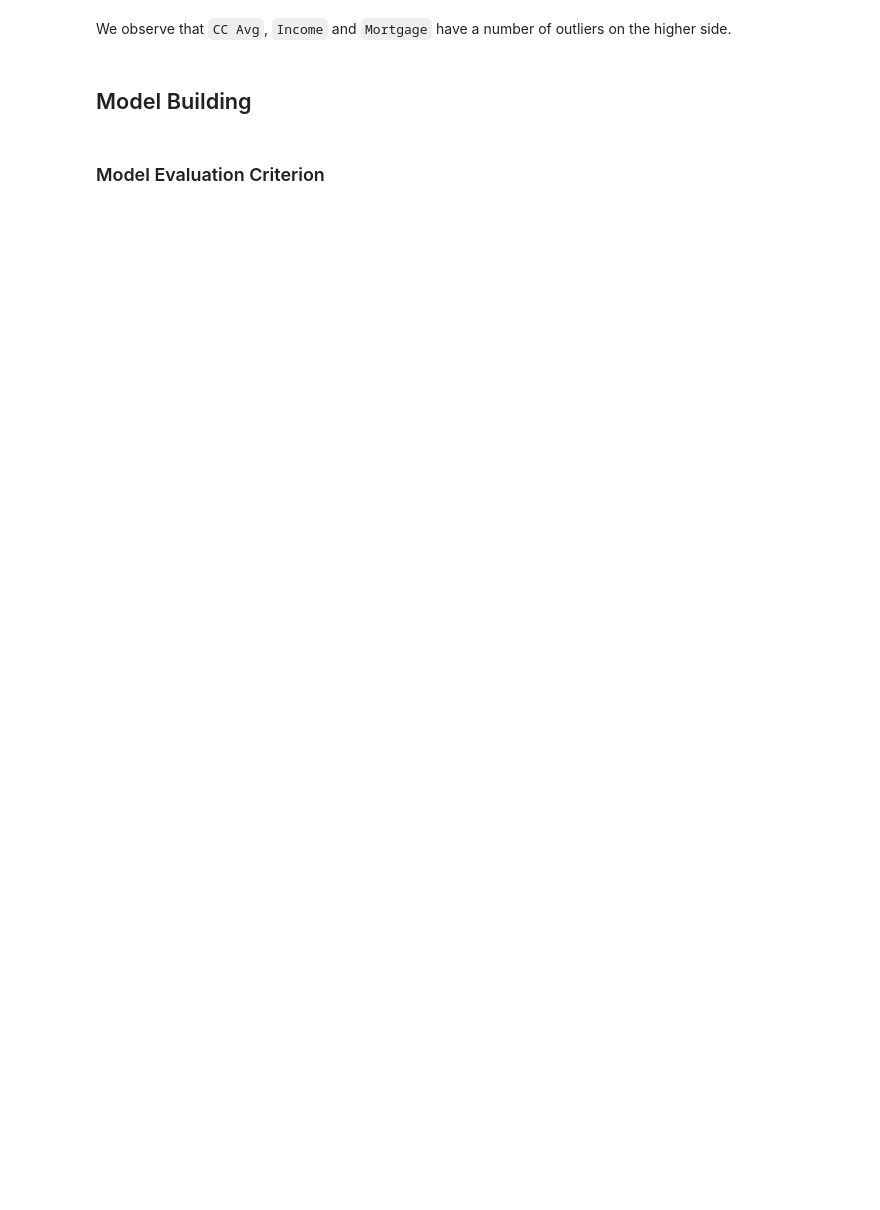
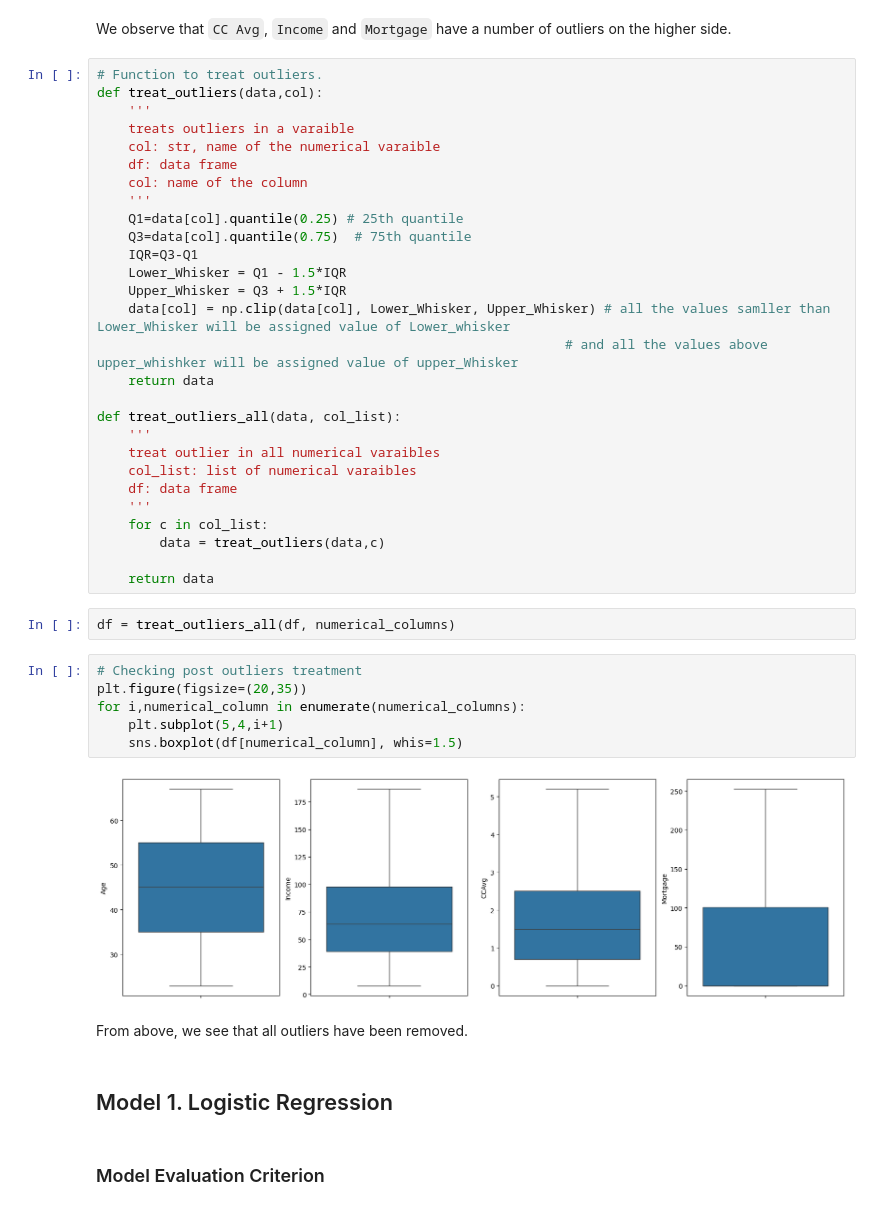
Before and after one commit to nirajguru/machine-learning-projects, a Jupyter notebook: personal-loan-compaign/notebook/loan-compaign-solution-niraj.ipynb, the cells around one changed output. Cells and saved outputs as stored; diff of their text form; blank space fills up the shorter version.

```diff
--- a/personal-loan-compaign/notebook/loan-compaign-solution-niraj.ipynb
+++ b/personal-loan-compaign/notebook/loan-compaign-solution-niraj.ipynb
@@ -344,6 +319,46 @@ for numerical_column in numerical_columns:
 # %% [markdown]
 We observe that `CC Avg`, `Income` and `Mortgage` have a number of outliers on the higher side.
+# %%
+# Function to treat outliers.
+def treat_outliers(data,col):
+    '''
+    treats outliers in a varaible
+    col: str, name of the numerical varaible
+    df: data frame
+    col: name of the column
+    '''
+    Q1=data[col].quantile(0.25) # 25th quantile
+    Q3=data[col].quantile(0.75)  # 75th quantile
+    IQR=Q3-Q1
+    Lower_Whisker = Q1 - 1.5*IQR
+    Upper_Whisker = Q3 + 1.5*IQR
+    data[col] = np.clip(data[col], Lower_Whisker, Upper_Whisker) # all the values samller than Lower_Whisker will be assigned value of Lower_whisker
+                                                            # and all the values above upper_whishker will be assigned value of upper_Whisker
+    return data
+
+def treat_outliers_all(data, col_list):
+    '''
+    treat outlier in all numerical varaibles
+    col_list: list of numerical varaibles
+    df: data frame
+    '''
+    for c in col_list:
+        data = treat_outliers(data,c)
+
+    return data
+# %%
+df = treat_outliers_all(df, numerical_columns)
+# %%
+# Checking post outliers treatment
+plt.figure(figsize=(20,35))
+for i,numerical_column in enumerate(numerical_columns):
+    plt.subplot(5,4,i+1)
+    sns.boxplot(df[numerical_column], whis=1.5)
+# %% [output]
+[figure, added]
+# %% [markdown]
+From above, we see that all outliers have been removed.
 # %% [markdown]
-## Model Building
+## Model 1. Logistic Regression
 # %% [markdown]
 ### Model Evaluation Criterion
```
Also changed, not shown: parts of 55 cells of this notebook.
